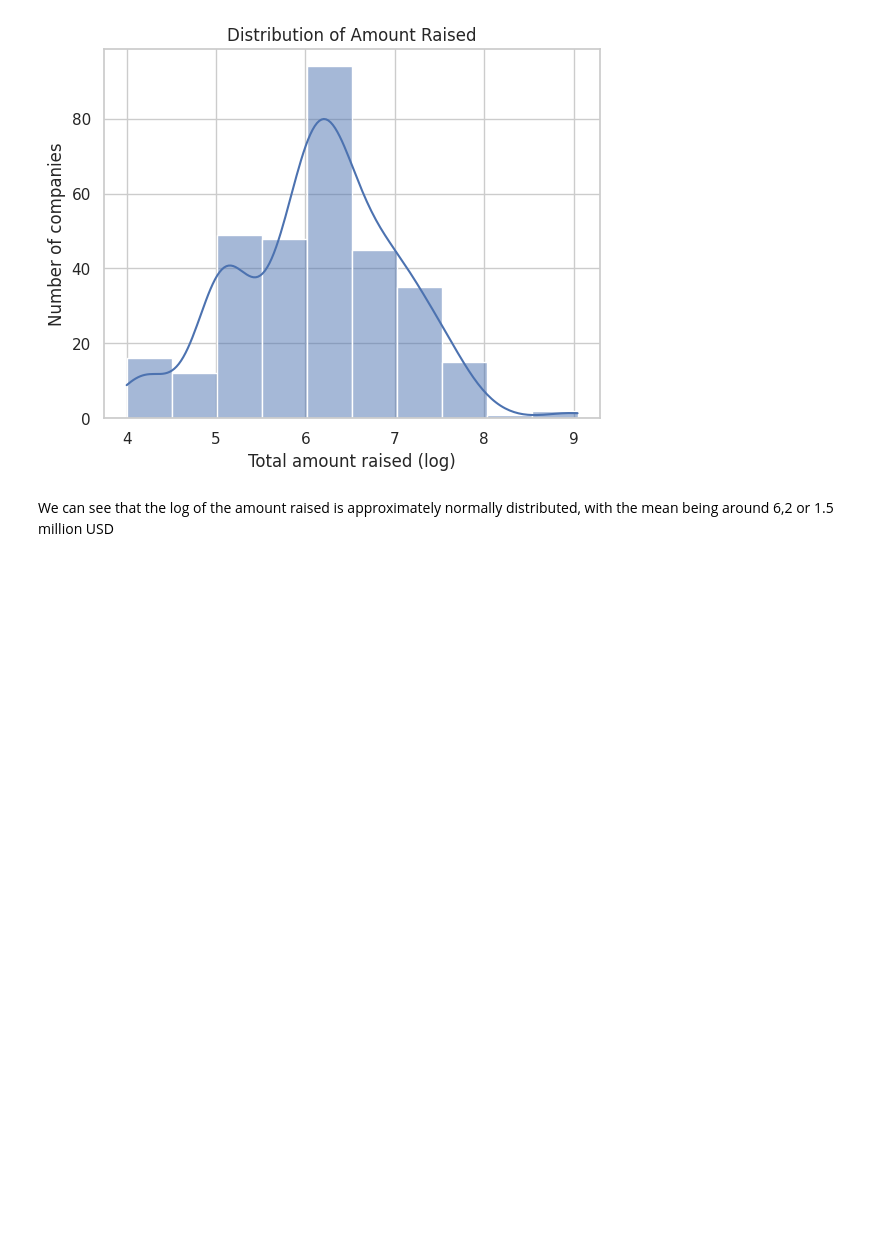
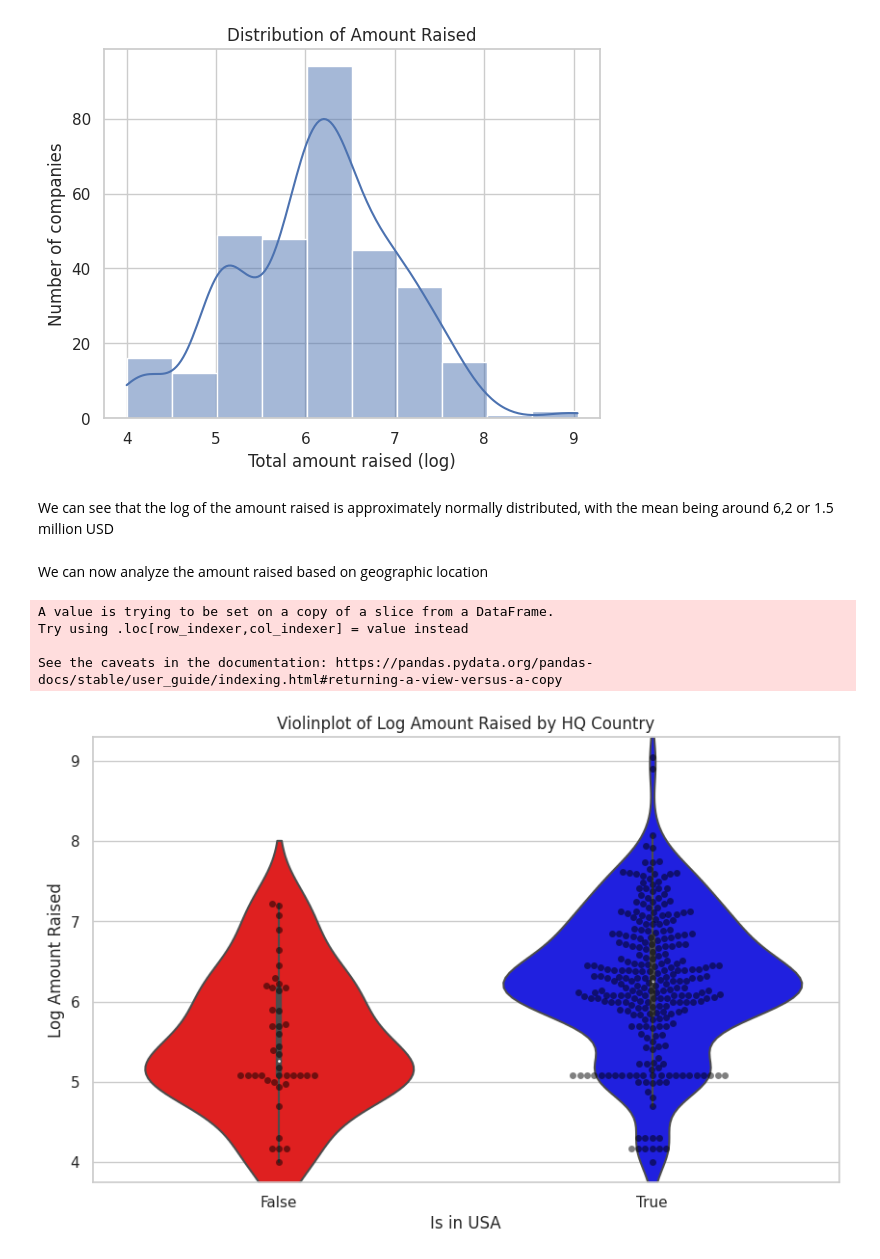
Before and after one commit to MihailoMilenkovic/startups-analysis, a Jupyter notebook: project.ipynb, the cells around one changed output. Cells and saved outputs as stored; diff of their text form; code cells hidden in the pictures; blank space fills up the shorter version.

```diff
--- a/project.ipynb
+++ b/project.ipynb
@@ -330,3 +330,44 @@ plt.show()
 [figure]
 # %% [markdown]
 We can see that the log of the amount raised is approximately normally distributed, with the mean being around 6,2 or 1.5 million USD
+# %% [markdown]
+We can now analyze the amount raised based on geographic location
+# %%
+# # Filter the DataFrame into two classes: USA and Others
+# startups_with_amount_raised["is USA"] = startups_with_amount_raised['HQ Country'] == 'USA'
+
+# # Create a swarmplot for the "log amount raised" column
+# plt.figure(figsize=(10, 6))
+# sns.swarmplot(x='is USA', y='log amount raised', data=startups_with_amount_raised)
+
+# # Add labels and legend
+# plt.xlabel('Is in USA')
+# plt.ylabel('Log Amount Raised')
+# plt.legend()
+
+# # Show the plot
+# plt.title('Swarmplot of Log Amount Raised by HQ Country')
+# plt.show()
+
+
+# Filter the DataFrame into two classes: USA and Others
+startups_with_amount_raised["is USA"] = startups_with_amount_raised['HQ Country'] == 'USA'
+
+# Create a violinplot for the "log amount raised" column
+plt.figure(figsize=(10, 6))
+sns.violinplot(x='is USA', y='log amount raised', data=startups_with_amount_raised, palette=['red', 'blue'])
+sns.swarmplot(x='is USA', y='log amount raised', data=startups_with_amount_raised, color='black', alpha=0.5)
+
+# Add labels
+plt.xlabel('Is in USA')
+plt.ylabel('Log Amount Raised')
+
+# Show the plot
+plt.title('Violinplot of Log Amount Raised by HQ Country')
+plt.show()
+# %% [output]
+A value is trying to be set on a copy of a slice from a DataFrame.
+Try using .loc[row_indexer,col_indexer] = value instead
+
+See the caveats in the documentation: https://pandas.pydata.org/pandas-docs/stable/user_guide/indexing.html#returning-a-view-versus-a-copy
+[figure, added]
```
Also changed, not shown: parts of 32 cells of this notebook, 1 other file.
